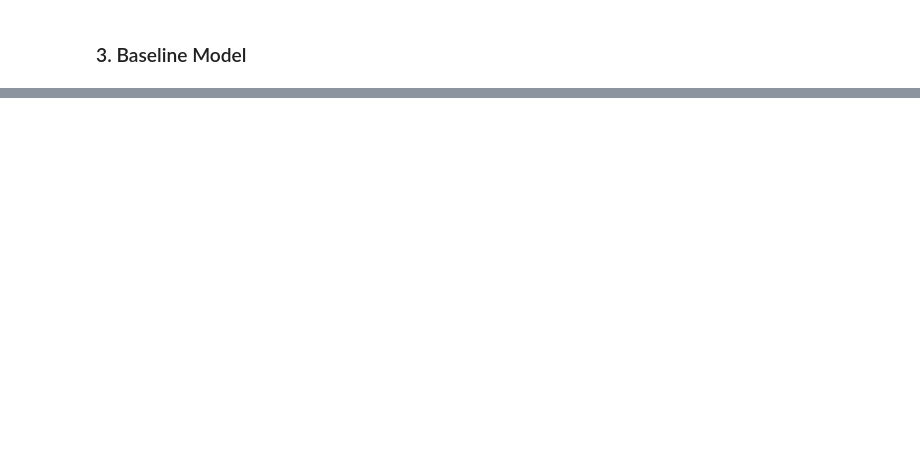
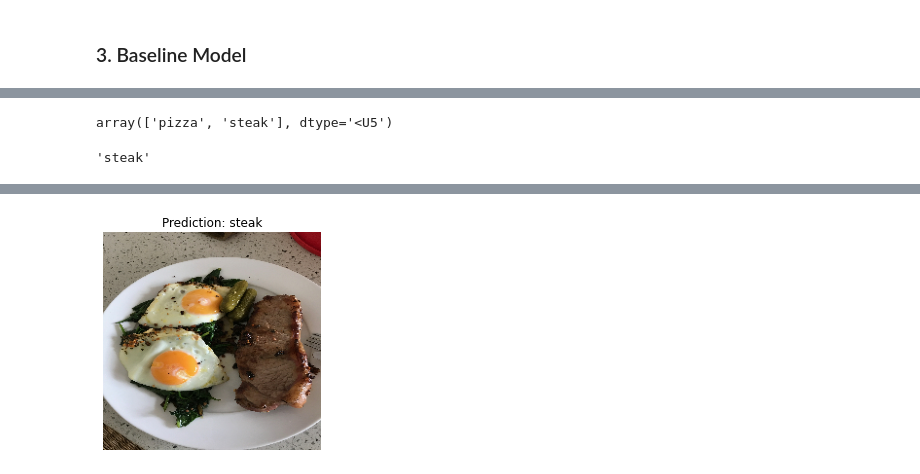
Before and after one commit to ShyamSundhar1411/My-ML-Notebooks, a Jupyter notebook: Classifications/Introduction_to_Computer_Vision_Using_Tensorflow.ipynb, the cells around one changed output, grey strips where cells are left out. Drawn from its saved outputs; the diff is of its cells as text; code cells hidden in the pictures; blank space fills up the shorter version.

Commit message:
Prediction and Helper Functions

```diff
--- a/Classifications/Introduction_to_Computer_Vision_Using_Tensorflow.ipynb
+++ b/Classifications/Introduction_to_Computer_Vision_Using_Tensorflow.ipynb
@@ -346,0 +561,5 @@ Epoch 5/5
+# %%
+steak = load_and_prep_image("03-steak.jpeg")
+# %%
+pred = model_8.predict(tf.expand_dims(steak,axis=0))
+pred
@@ -346,0 +569,22 @@ Epoch 5/5
+# %%
+class_names
+# %% [output]
+array(['pizza', 'steak'], dtype='<U5')
+# %%
+pred_class = class_names[int(tf.round(pred))]
+pred_class
+# %% [output]
+'steak'
+# %%
+def pred_and_plot(model,filename,class_names=class_names):
+  """Imports an image located at filename, make a prediction with model and plots the image with predicted class as the title"""
+  img = load_and_prep_image(filename)
+  pred = model.predict(tf.expand_dims(img,axis=0))
+  pred_class = class_names[int(tf.round(pred))]
+
+  plt.imshow(img)
+  plt.title("Prediction: "+pred_class)
+  plt.axis(False);
+# %%
+pred_and_plot(model_8,"03-steak.jpeg")
+# %% [output]
@@ -346,0 +592 @@ Epoch 5/5
+[figure, added]
```
Also changed, not shown: parts of 41 cells of this notebook.
